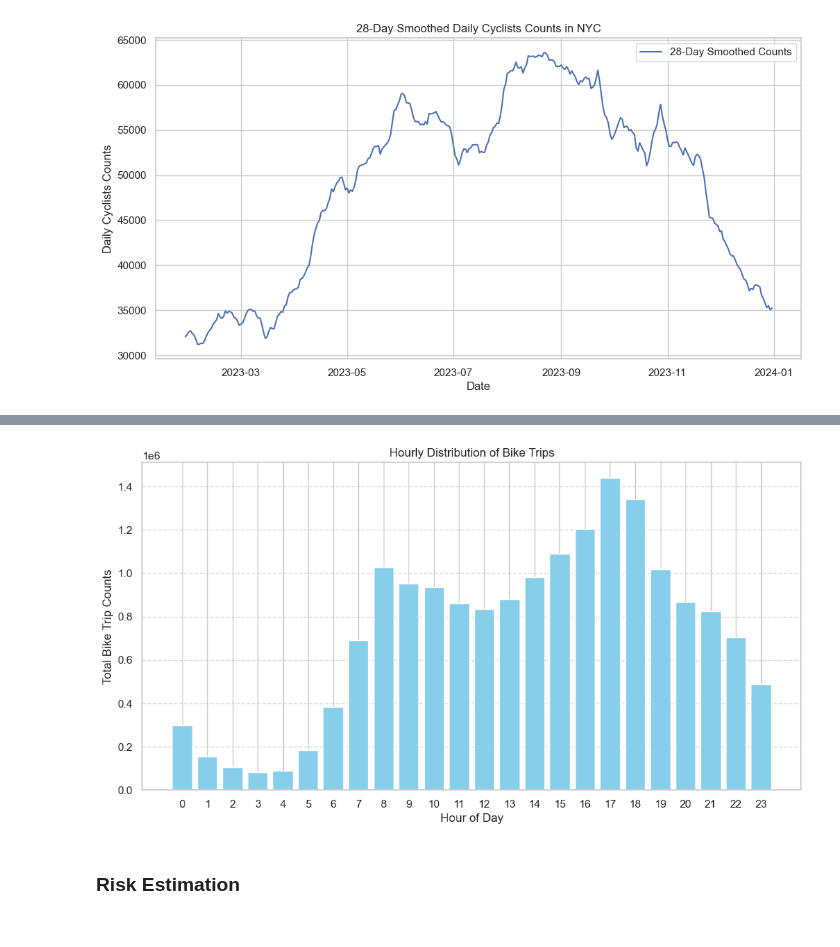
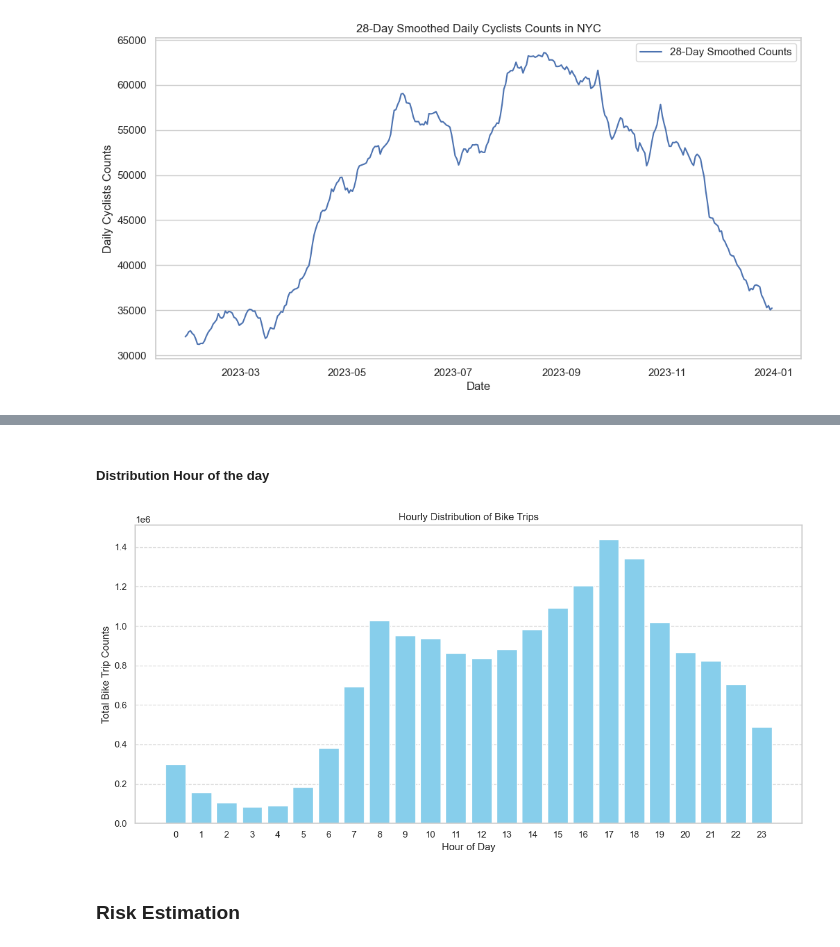
Before and after one commit to aziztnani/Citibike_insurance, a Jupyter notebook: notebooks/data_analysis.ipynb, the cells around one changed output, grey strips where cells are left out. Cells and saved outputs as stored; diff of their text form; code cells hidden in the pictures.

```diff
--- a/notebooks/data_analysis.ipynb
+++ b/notebooks/data_analysis.ipynb
@@ -673,34 +683,38 @@ plt.show()
+# %% [markdown]
+##### Distribution Hour of the day
 # %%
 # Define the date range
 start_date = "2023-01-01"  # Start date in "YYYY-MM-DD"
 end_date = "2023-12-31"  # End date in "YYYY-MM-DD"
 
 # Socrata data ID and app token
 data_id = "uczf-rk3c"
 app_token = "stS0lve6TTmD6sGkuwdbI6Fhi"
 
 # Construct the SQL query using `date_extract_hh`
 sql_query = (
     f"SELECT date_extract_hh(date) as hour, SUM(counts) as hourly_counts "
     f"WHERE date BETWEEN '{start_date}' AND '{end_date}' "
     f"GROUP BY hour ORDER BY hour"
 )
 
 # Fetch the hourly data
 df_cyclists_nyc_hourly = fetch_data(data_id=data_id, app_token=app_token, sql_query=sql_query)
 df_cyclists_nyc_hourly['hour'] = df_cyclists_nyc_hourly['hour'].astype(int)
 df_cyclists_nyc_hourly['hourly_counts'] = df_cyclists_nyc_hourly['hourly_counts'].astype(int)
 
 plt.figure(figsize=(12, 6))
 plt.bar(df_cyclists_nyc_hourly['hour'], df_cyclists_nyc_hourly['hourly_counts'], color='skyblue')
 plt.xlabel('Hour of Day')
 plt.ylabel('Total Bike Trip Counts')
 plt.title('Hourly Distribution of Bike Trips')
 plt.xticks(range(0, 24))  # Set x-ticks from 0 to 23 for each hour
 plt.grid(axis='y', linestyle='--', alpha=0.7)
+plt.tight_layout()
+plt.savefig('bicycle_counts_hourly_nyc.jpg')
 plt.show()
 # %% [output]
-[figure, old version]
+[figure, new version]
 # %% [markdown]
 ### Risk Estimation
 # %% [markdown]
```
Also changed, not shown: parts of 5 cells of this notebook, 3 other files.
